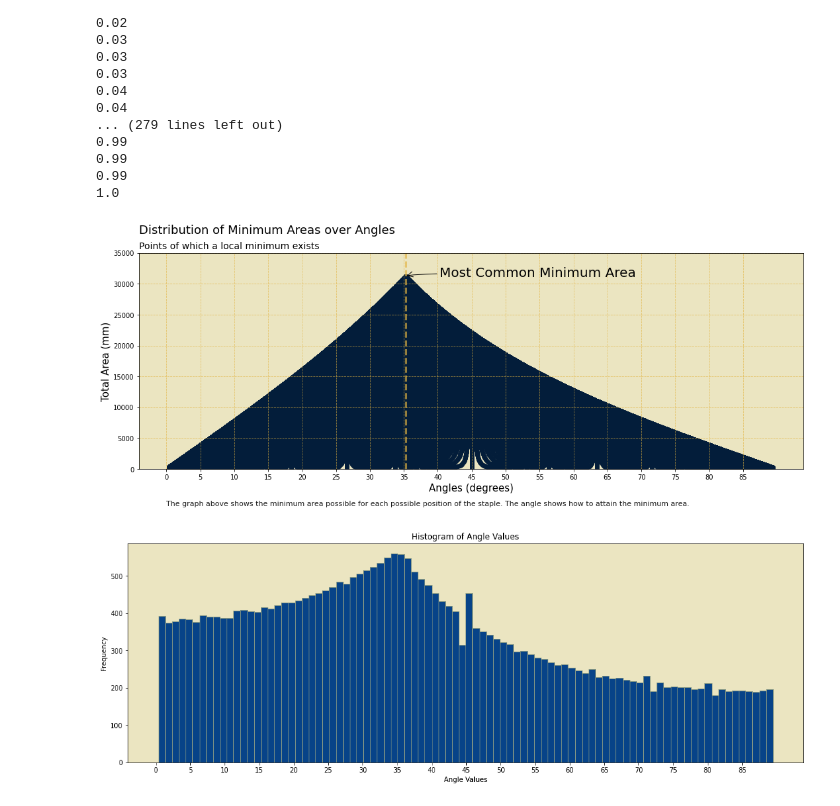
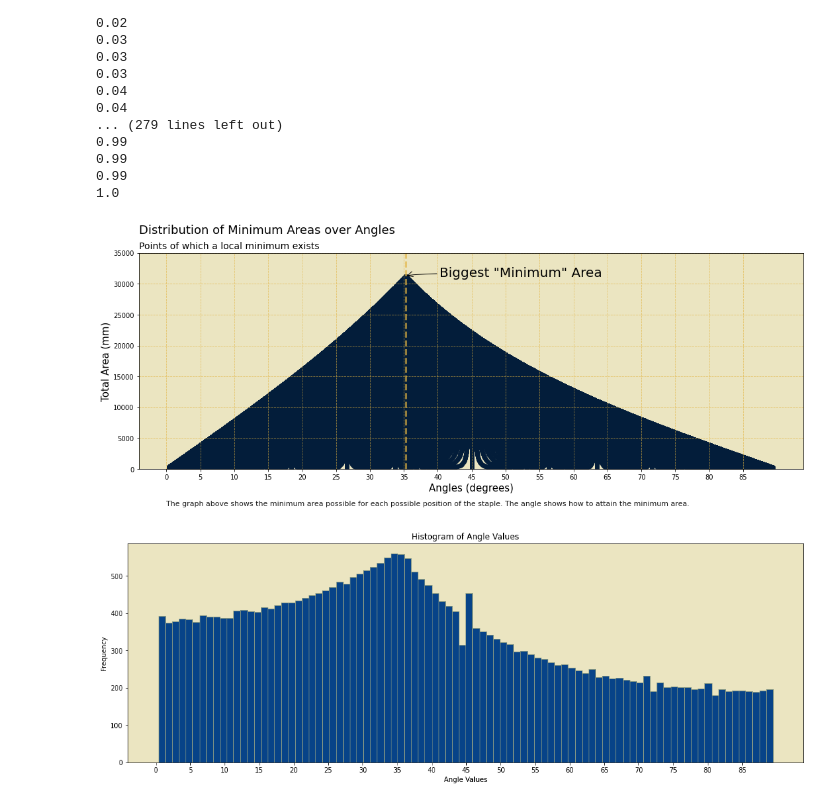
Before and after one commit to AOYT2/stapler, a Jupyter notebook: stapler.ipynb, the cells around one changed output. Saved outputs shown, nothing was run; the diff lists cells and outputs as text; code cells hidden in the pictures.

```diff
--- a/stapler.ipynb
+++ b/stapler.ipynb
@@ -9,6 +10,8 @@ min_x = []
 min_y = []
 min_d = []
 min_a = []
+y_values = []
+x_values = []
 
 for y in range(1,296):
     print(round(y/296,2))
@@ -31,6 +34,7 @@ for y in range(1,296):
                 angle_values.append(m.degrees(angle))
                 total_x_values.append(total_x)
                 total_y_values.append(total_y)
+
             else:
                 continue
 
@@ -41,6 +45,8 @@ for y in range(1,296):
             min_y.append(total_y_values[area_values.index(min(area_values))])
             min_d.append(angle_values[area_values.index(min(area_values))])
             min_a.append(min(area_values))
+            y_values.append(y)
+            x_values.append(x)
 # %% [output]
 0.0
 0.01
@@ -73,35 +79,35 @@ plt.ylim(0, 35000)
 plt.suptitle('Distribution of Minimum Areas over Angles', x=0.125, y=0.98, ha='left', fontsize=18)
 
 # Subtitle
 plt.title('Points of which a local minimum exists', loc='left', fontsize=14)
 
 # Bottom Text
 text = 'The graph above shows the minimum area possible for each possible position of the staple. The angle shows how to attain the minimum area.'
 plt.text(0, -6000, text, ha='left', fontsize = 11,
          alpha=0.9)
 
 # Axis Labels
 plt.ylabel('Total Area (mm)',fontsize=15)
 plt.xlabel('Angles (degrees)',fontsize=15)
 
 # Annotation Arrow
 arrowprops = dict(arrowstyle="->", connectionstyle="angle3,angleA=0,angleB=-90")
-plt.annotate('Most Common Minimum Area',
+plt.annotate('Biggest "Minimum" Area',
              xy=(min_d[min_a.index(max(min_a))],max(min_a)),
              xytext=(min_d[min_a.index(max(min_a))]+5, max(min_a)+5),
              arrowprops=arrowprops,
              size = 20)
 
 # Annotation Line
 line_y = min_d[min_a.index(max(min_a))]
 plt.axvline(line_y, linestyle='--', color='#E3B441', alpha=0.8,linewidth = 2.5)
 
 # Size and Show
 plt.rcParams['figure.figsize'] = [18, 6]
 plt.xticks(range(0, 90, 5))
 plt.savefig('aa.png', dpi=300, bbox_inches='tight')
 # %% [output]
-[figure, old version]
+[figure, new version]
 # %%
 ax = plt.axes()
 ax.set_facecolor("#EBE5C1")
```
Also changed, not shown: parts of 3 cells of this notebook, 2 other files.
